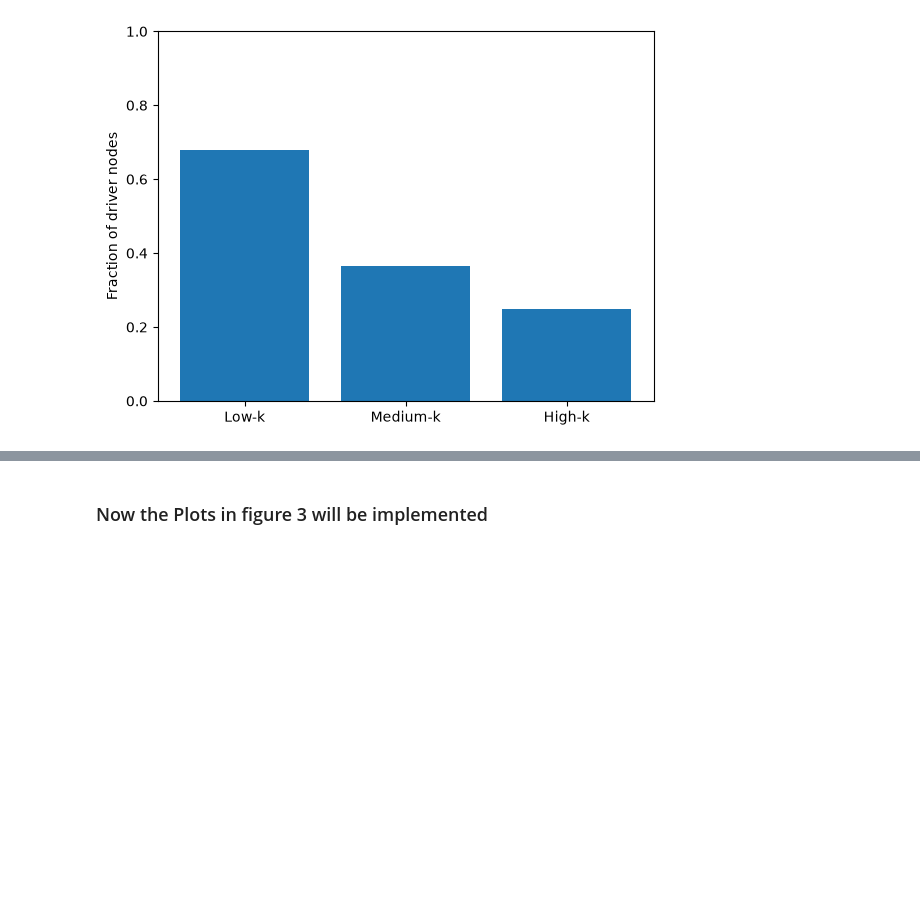
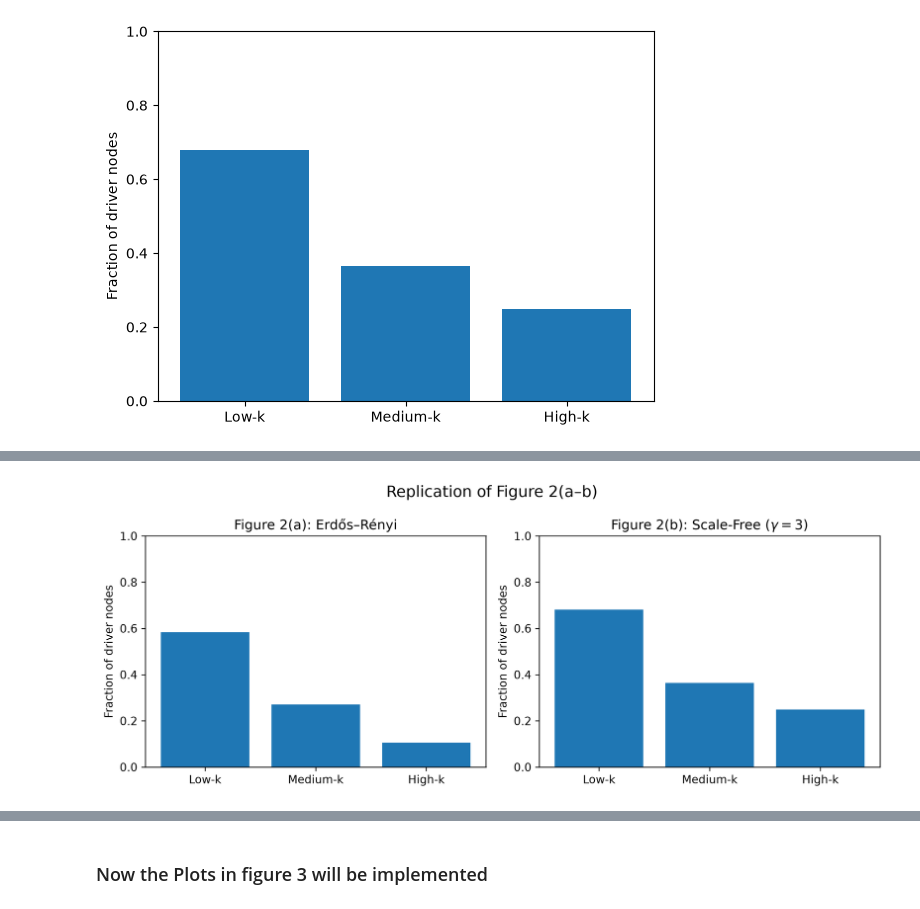
Before and after one commit to ExploringCodes/Controllability-of-Complex-Networks-Replication, a Jupyter notebook: Experiments_on_paper.ipynb, the cells around one changed output, grey strips where cells are left out. Drawn from its saved outputs; the diff is of its cells as text; code cells hidden in the pictures; blank space fills up the shorter version.

Commit message:
Summarize the figures

```diff
--- a/Experiments_on_paper.ipynb
+++ b/Experiments_on_paper.ipynb
@@ -485,6 +485,7 @@ for iteration in range(iterations):
 
 # Average the fractions over all iterations
 average_fractions = fractions / iterations
+er_average_fractions = average_fractions.copy()
 
 plt.bar(["Low-k", "Medium-k", "High-k"], average_fractions)
 plt.ylabel("Fraction of driver nodes")
@@ -560,6 +561,7 @@ for iteration in range(iterations):
 
 # Average the fractions over all iterations
 average_fractions = fractions / iterations
+sf_average_fractions = average_fractions.copy()
 
 plt.bar(["Low-k", "Medium-k", "High-k"], average_fractions)
 plt.ylabel("Fraction of driver nodes")
@@ -569,0 +576,30 @@ plt.show()
+# %%
+fig, axes = plt.subplots(1, 2, figsize=(10, 4))
+
+labels = ["Low-k", "Medium-k", "High-k"]
+
+# Figure 2(a): Erdős-Rényi
+axes[0].bar(labels, er_average_fractions)
+axes[0].set_ylim(0, 1)
+axes[0].set_ylabel("Fraction of driver nodes")
+axes[0].set_title("Figure 2(a): Erdős–Rényi")
+
+# Figure 2(b): Scale-Free
+axes[1].bar(labels, sf_average_fractions)
+axes[1].set_ylim(0, 1)
+axes[1].set_ylabel("Fraction of driver nodes")
+axes[1].set_title(r"Figure 2(b): Scale-Free ($\gamma=3$)")
+
+fig.suptitle("Replication of Figure 2(a–b)", fontsize=14)
+
+plt.tight_layout()
+
+plt.savefig(
+    "Figure_2ab_Replication.png",
+    dpi=300,
+    bbox_inches="tight"
+)
+
+plt.show()
+# %% [output]
+[figure, added]
```
Also changed, not shown: parts of 4 cells of this notebook.
